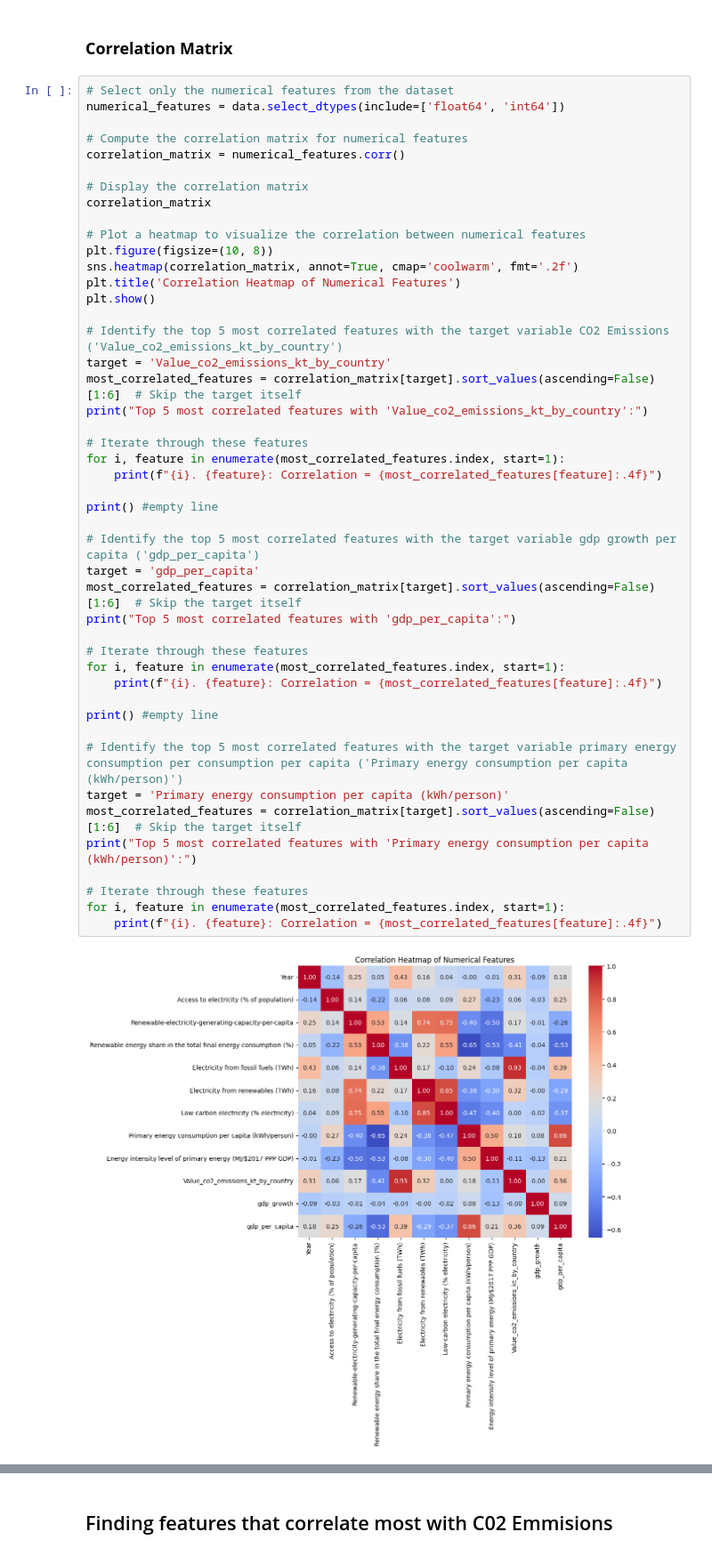
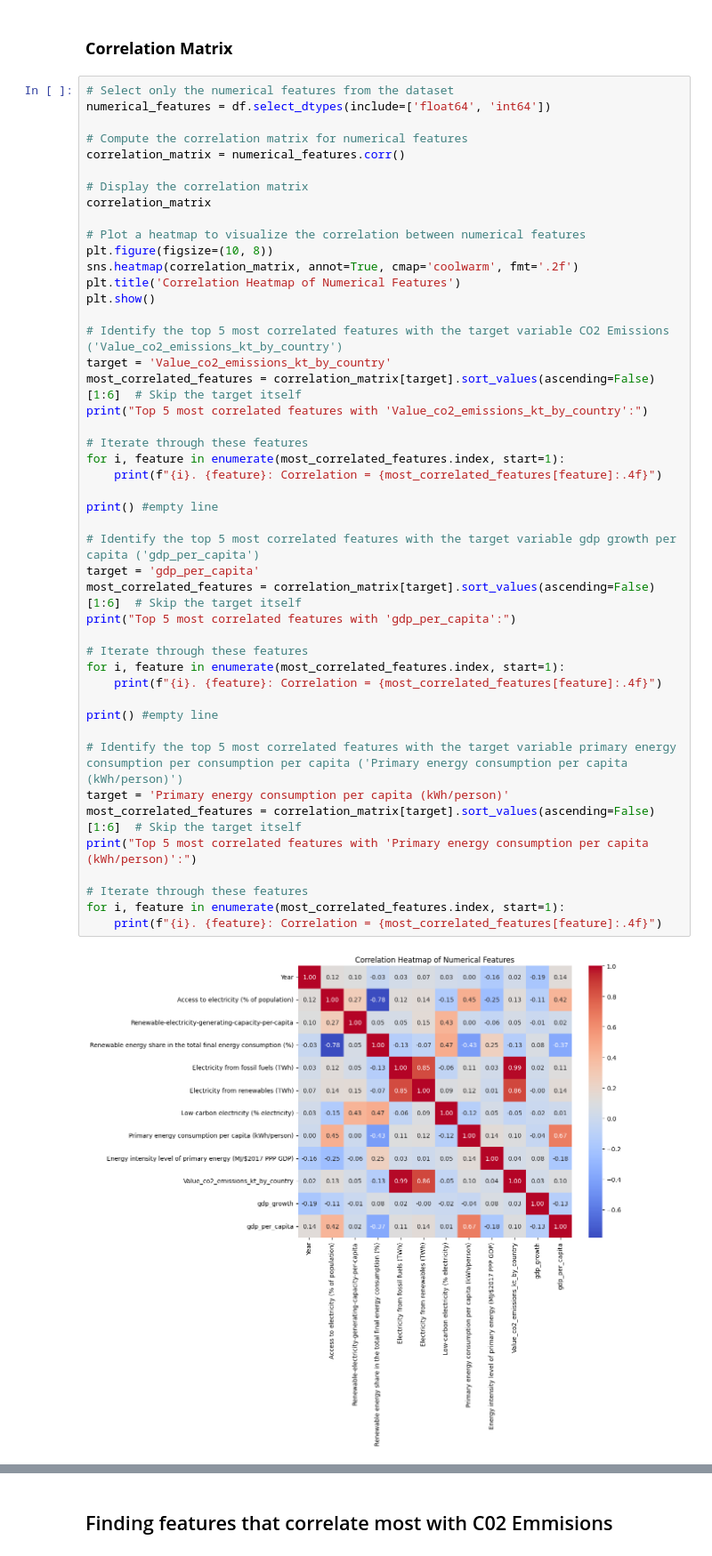
Before and after one commit to nazary1212/DS3000, a Jupyter notebook: main.ipynb, the cells around one changed output, grey strips where cells are left out. Shown at 89% size. Cells and saved outputs as stored; diff of their text form.

```diff
--- a/main.ipynb
+++ b/main.ipynb
@@ -58,7 +58,7 @@ data.head(210)
 ### **Correlation Matrix** ###
 # %%
 # Select only the numerical features from the dataset
-numerical_features = data.select_dtypes(include=['float64', 'int64'])
+numerical_features = df.select_dtypes(include=['float64', 'int64'])
 
 # Compute the correlation matrix for numerical features
 correlation_matrix = numerical_features.corr()
@@ -76,32 +76,32 @@ plt.show()
 target = 'Value_co2_emissions_kt_by_country'
 most_correlated_features = correlation_matrix[target].sort_values(ascending=False)[1:6]  # Skip the target itself
 print("Top 5 most correlated features with 'Value_co2_emissions_kt_by_country':")
 
 # Iterate through these features
 for i, feature in enumerate(most_correlated_features.index, start=1):
     print(f"{i}. {feature}: Correlation = {most_correlated_features[feature]:.4f}")
 
 print() #empty line
 
 # Identify the top 5 most correlated features with the target variable gdp growth per capita ('gdp_per_capita')
 target = 'gdp_per_capita'
 most_correlated_features = correlation_matrix[target].sort_values(ascending=False)[1:6]  # Skip the target itself
 print("Top 5 most correlated features with 'gdp_per_capita':")
 
 # Iterate through these features
 for i, feature in enumerate(most_correlated_features.index, start=1):
     print(f"{i}. {feature}: Correlation = {most_correlated_features[feature]:.4f}")
 
 print() #empty line
 
 # Identify the top 5 most correlated features with the target variable primary energy consumption per consumption per capita ('Primary energy consumption per capita (kWh/person)')
 target = 'Primary energy consumption per capita (kWh/person)'
 most_correlated_features = correlation_matrix[target].sort_values(ascending=False)[1:6]  # Skip the target itself
 print("Top 5 most correlated features with 'Primary energy consumption per capita (kWh/person)':")
 
 # Iterate through these features
 for i, feature in enumerate(most_correlated_features.index, start=1):
     print(f"{i}. {feature}: Correlation = {most_correlated_features[feature]:.4f}")
 # %% [output]
-[figure, old version]
+[figure, new version]
 Top 5 most correlated features with 'Value_co2_emissions_kt_by_country':
```
Also changed, not shown: parts of 2 cells of this notebook.
